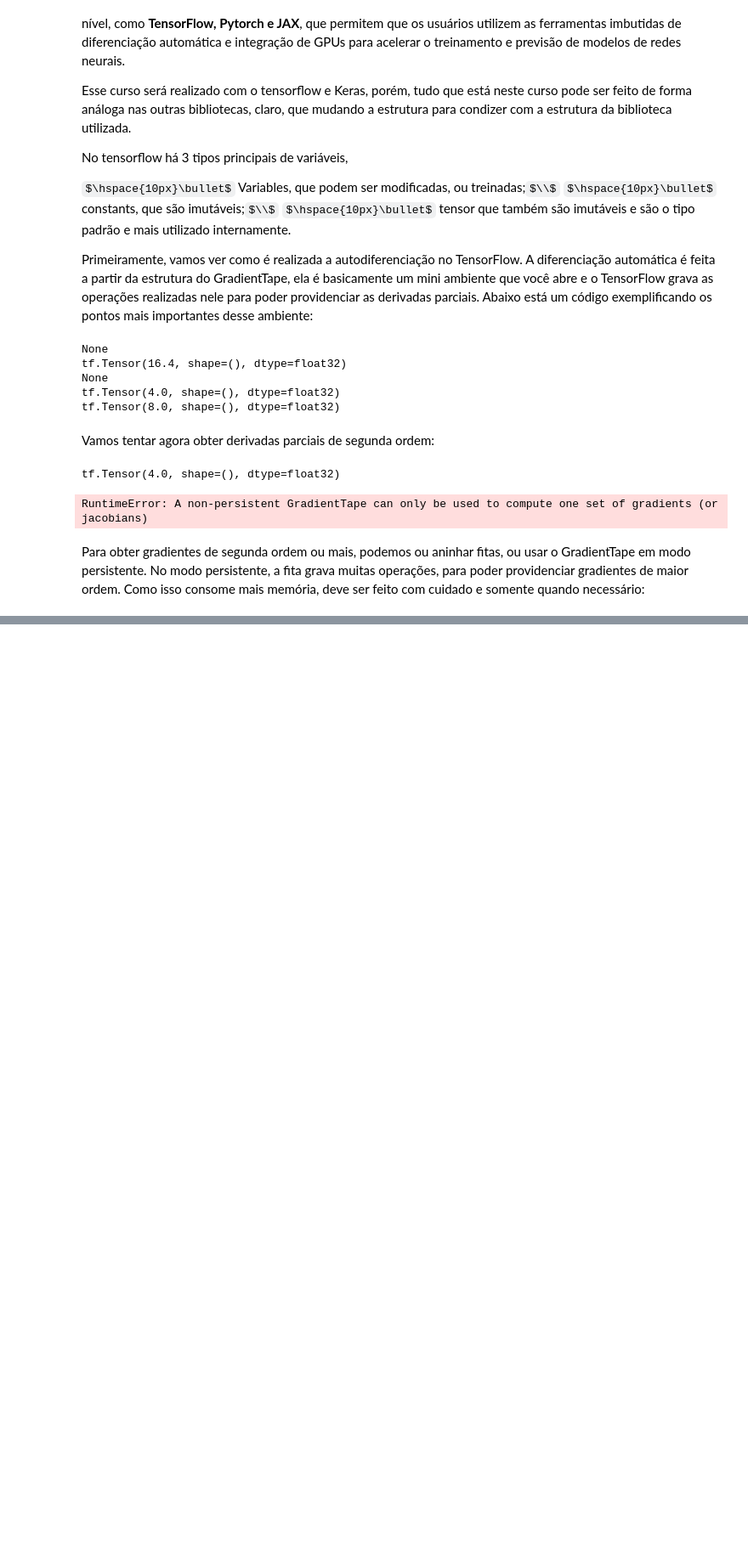
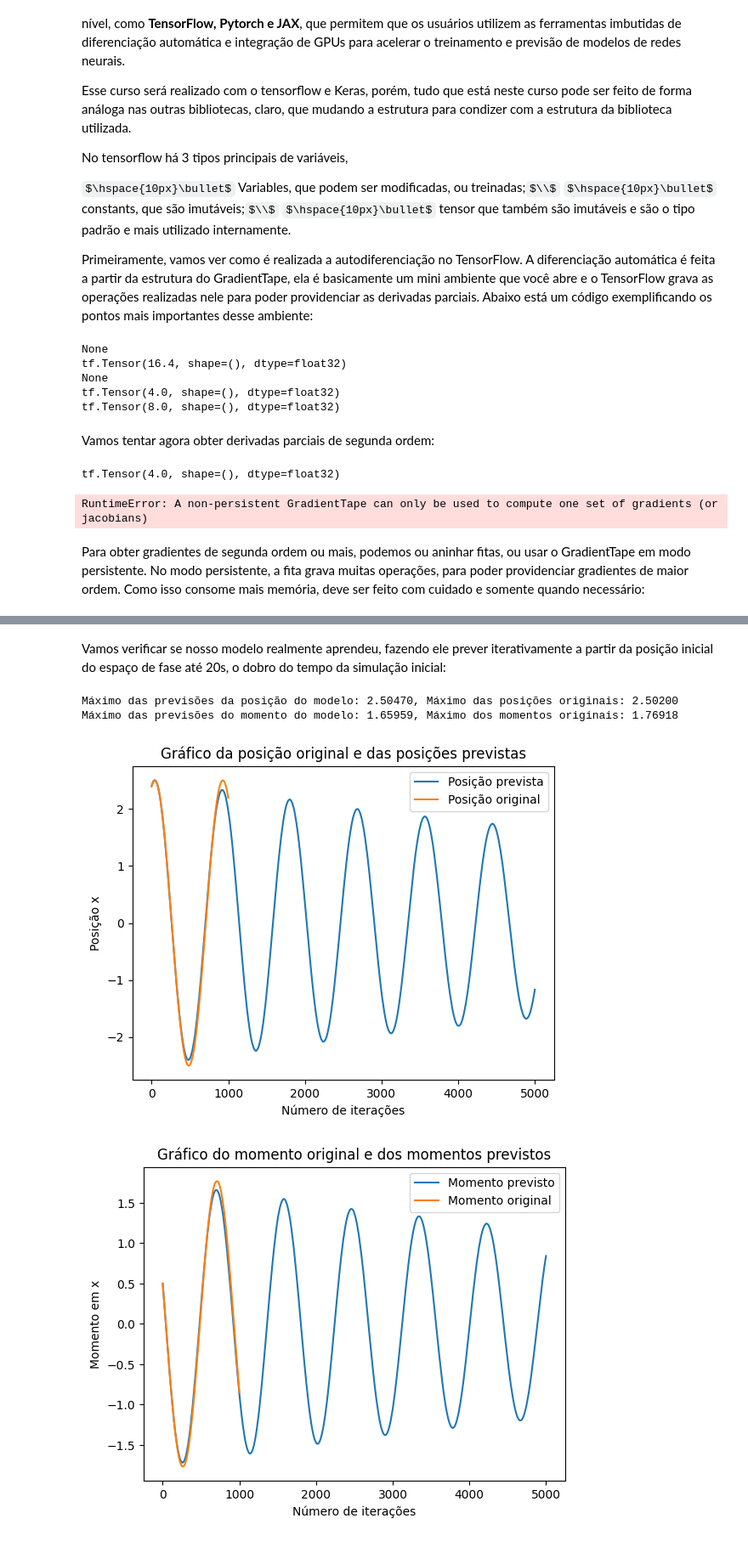
Before and after one commit to monnomero/IA-para-fisica, a Jupyter notebook: aula1.ipynb, the cells around one changed output, grey strips where cells are left out. Shown at 85% size. Saved outputs shown, nothing was run; the diff lists cells and outputs as text; code cells hidden in the pictures; some formulas as TeX source; blank space fills up the shorter version.

Commit message:
Mudanças quase finais, falta so exemplos de falhas de modelos e polishing

```diff
--- a/aula1.ipynb
+++ b/aula1.ipynb
@@ -490,0 +483,7 @@ tf.Tensor([ 3.9959917  7.9639797 11.931968 ], shape=(3,), dtype=float32)
+# %%
+modelo = Sequential([Input(2,),
+                     Dense(32),
+                     Dense(32),
+                     Dense(2)])
+
+modelo.compile(optimizer="adam",loss="mse",metrics=["mae"]) # Compilar o modelo com ADAM, função de perda MSE e vamos observar a MAE (erro absoluto médio)
@@ -490,0 +492,2 @@ tf.Tensor([ 3.9959917  7.9639797 11.931968 ], shape=(3,), dtype=float32)
+# %%
+modelo.fit(entrada,saida,epochs=300, batch_size=32)
@@ -490,0 +513,34 @@ tf.Tensor([ 3.9959917  7.9639797 11.931968 ], shape=(3,), dtype=float32)
+# %% [markdown]
+Vamos verificar se nosso modelo realmente aprendeu, fazendo ele prever iterativamente a partir da posição inicial do espaço de fase até 20s, o dobro do tempo da simulação inicial:
+# %%
+entrada_inicial = np.array((posicoes[0],momentos[0])).reshape(1,2)
+previsoes = [entrada_inicial]
+for i in range(5000):
+    previsoes.append(modelo(previsoes[i],training = False))
+
+previsoes_ = np.concatenate(previsoes)
+# %%
+print(f"Máximo das previsões da posição do modelo: {np.max(previsoes_[:,0]):.5f}, Máximo das posições originais: {np.max(posicoes):.5f}")
+print(f"Máximo das previsões do momento do modelo: {np.max(previsoes_[:,1]):.5f}, Máximo dos momentos originais: {np.max(momentos):.5f}")
+# %% [output]
+Máximo das previsões da posição do modelo: 2.50470, Máximo das posições originais: 2.50200
+Máximo das previsões do momento do modelo: 1.65959, Máximo dos momentos originais: 1.76918
+# %%
+plt.plot(previsoes_[:,0], label = "Posição prevista")
+plt.plot(posicoes, label="Posição original")
+plt.title("Gráfico da posição original e das posições previstas")
+plt.ylabel("Posição x")
+plt.xlabel("Número de iterações")
+plt.legend()
+plt.show()
+
+plt.plot(previsoes_[:,1], label = "Momento previsto")
+plt.plot(momentos, label = "Momento original")
+plt.title("Gráfico do momento original e dos momentos previstos")
+plt.ylabel("Momento em x")
+plt.xlabel("Número de iterações")
+plt.legend()
+plt.show()
+# %% [output]
+[figure, added]
+[figure, added]
```
Also changed, not shown: parts of 11 cells of this notebook.
